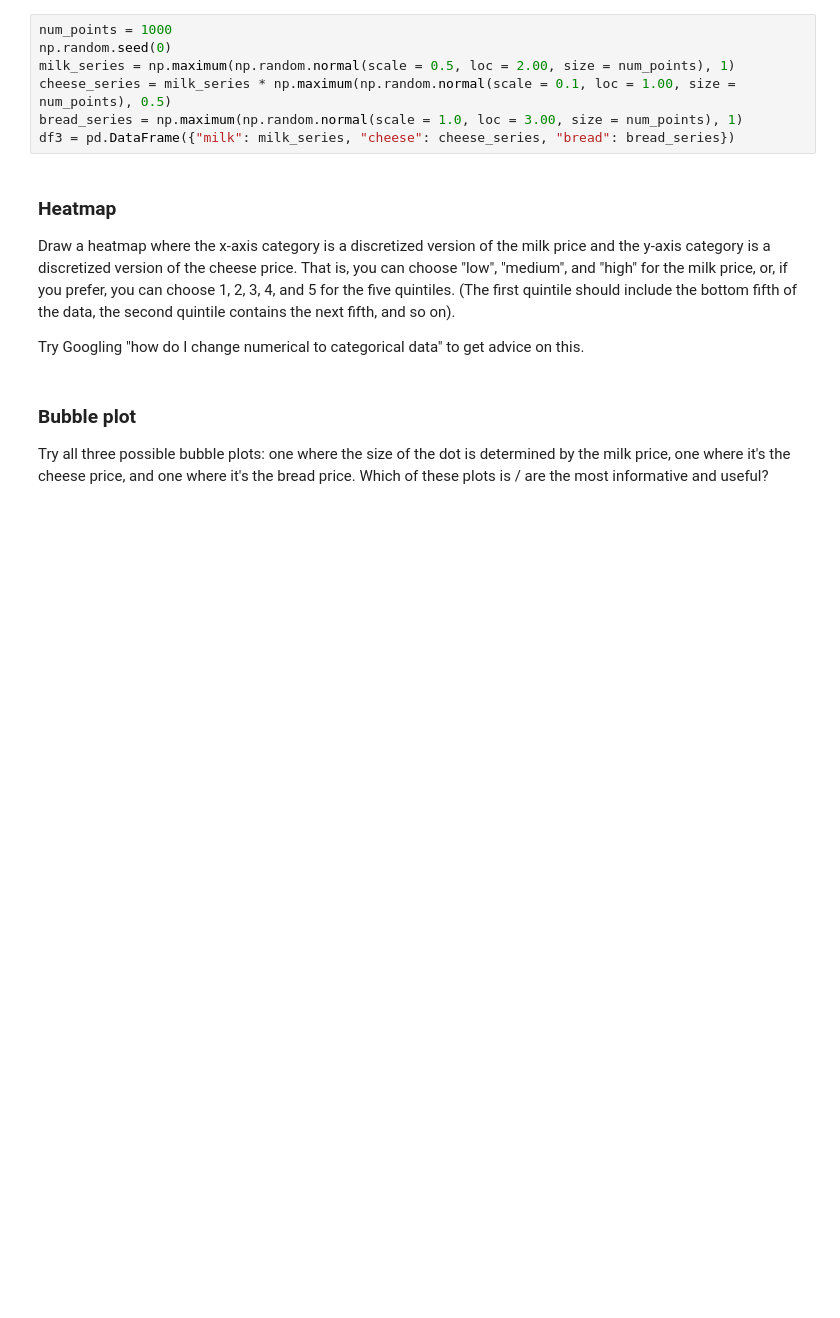
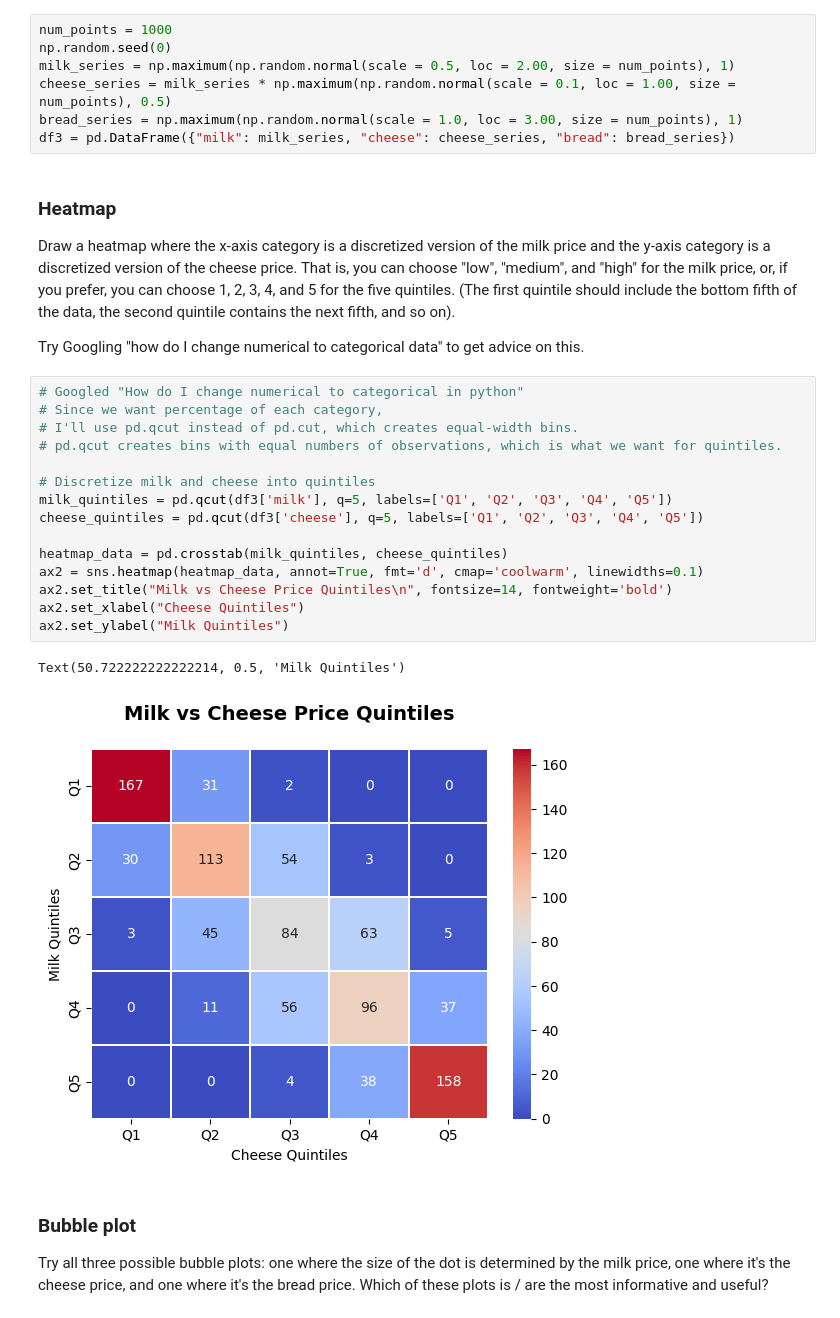
Before and after one commit to Quantum-Cosmic/ModuleB_Sem2_DNguyen_Milestone4, a Jupyter notebook: OMDS-ModB2-Week8-Nguyen-Dustin.ipynb, the cells around one changed output. Saved outputs shown, nothing was run; the diff lists cells and outputs as text; blank space fills up the shorter version.

```diff
--- a/OMDS-ModB2-Week8-Nguyen-Dustin.ipynb
+++ b/OMDS-ModB2-Week8-Nguyen-Dustin.ipynb
@@ -226,6 +255,24 @@ df3 = pd.DataFrame({"milk": milk_series, "cheese": cheese_series, "bread": bread
 Draw a heatmap where the x-axis category is a discretized version of the milk price and the y-axis category is a discretized version of the cheese price.  That is, you can choose "low", "medium", and "high" for the milk price, or, if you prefer, you can choose 1, 2, 3, 4, and 5 for the five quintiles.  (The first quintile should include the bottom fifth of the data, the second quintile contains the next fifth, and so on).
 
 Try Googling "how do I change numerical to categorical data" to get advice on this.
+# %%
+# Googled "How do I change numerical to categorical in python"
+# Since we want percentage of each category,
+# I'll use pd.qcut instead of pd.cut, which creates equal-width bins.
+# pd.qcut creates bins with equal numbers of observations, which is what we want for quintiles.
+
+# Discretize milk and cheese into quintiles
+milk_quintiles = pd.qcut(df3['milk'], q=5, labels=['Q1', 'Q2', 'Q3', 'Q4', 'Q5'])
+cheese_quintiles = pd.qcut(df3['cheese'], q=5, labels=['Q1', 'Q2', 'Q3', 'Q4', 'Q5'])
+
+heatmap_data = pd.crosstab(milk_quintiles, cheese_quintiles)
+ax2 = sns.heatmap(heatmap_data, annot=True, fmt='d', cmap='coolwarm', linewidths=0.1)
+ax2.set_title("Milk vs Cheese Price Quintiles\n", fontsize=14, fontweight='bold')
+ax2.set_xlabel("Cheese Quintiles")
+ax2.set_ylabel("Milk Quintiles")
+# %% [output]
+Text(50.722222222222214, 0.5, 'Milk Quintiles')
+[figure, added]
 # %% [markdown]
 ### Bubble plot
 
```
Also changed, not shown: parts of 11 cells of this notebook, 9 other files.
